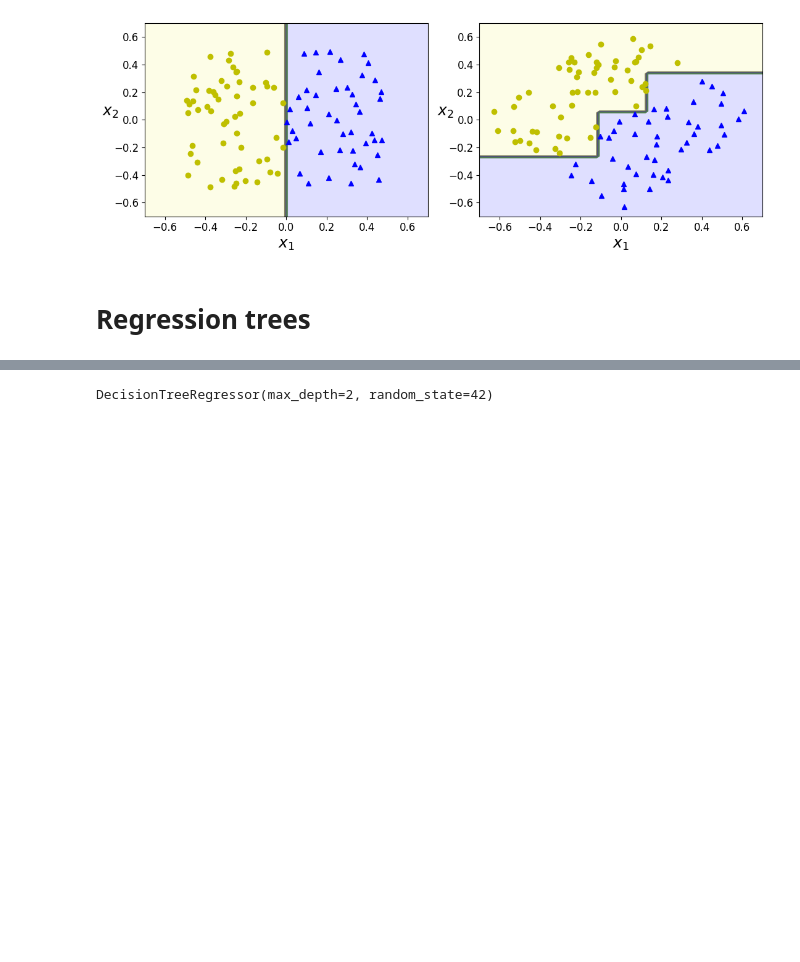
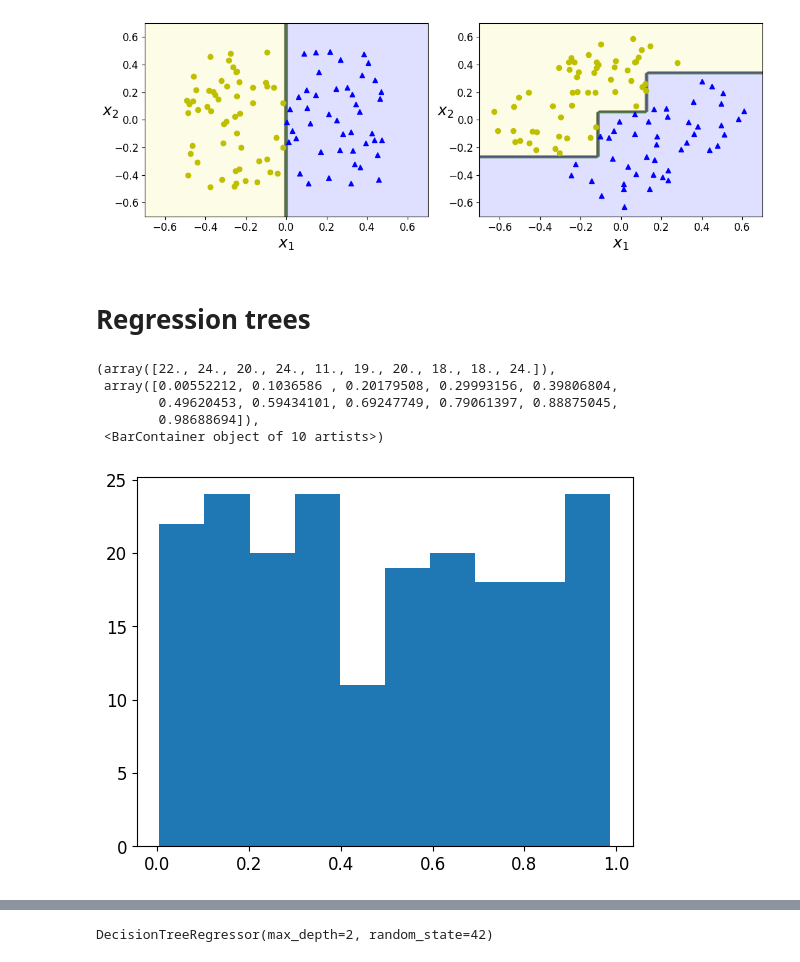
Before and after one commit to hegoithebridge/2409_dsft_thebridge_core, a Jupyter notebook: 3-Machine_Learning/1-Supervisado/3-RegorClass/5-Decision_Trees/Decision_trees.ipynb, the cells around one changed output, grey strips where cells are left out. Cells and saved outputs as stored; diff of their text form; code cells hidden in the pictures; blank space fills up the shorter version.

```diff
--- a/3-Machine_Learning/1-Supervisado/3-RegorClass/5-Decision_Trees/Decision_trees.ipynb
+++ b/3-Machine_Learning/1-Supervisado/3-RegorClass/5-Decision_Trees/Decision_trees.ipynb
@@ -221,3 +235,12 @@ m = 200
 X = np.random.rand(m, 1)
 y = 4 * (X - 0.5) ** 2
 y = y + np.random.randn(m, 1) / 10
+# %%
+plt.hist(X)
+# %% [output]
+(array([22., 24., 20., 24., 11., 19., 20., 18., 18., 24.]),
+ array([0.00552212, 0.1036586 , 0.20179508, 0.29993156, 0.39806804,
+        0.49620453, 0.59434101, 0.69247749, 0.79061397, 0.88875045,
+        0.98688694]),
+ <BarContainer object of 10 artists>)
+[figure, added]
```
Also changed, not shown: parts of 4 cells of this notebook, 1 other file.
